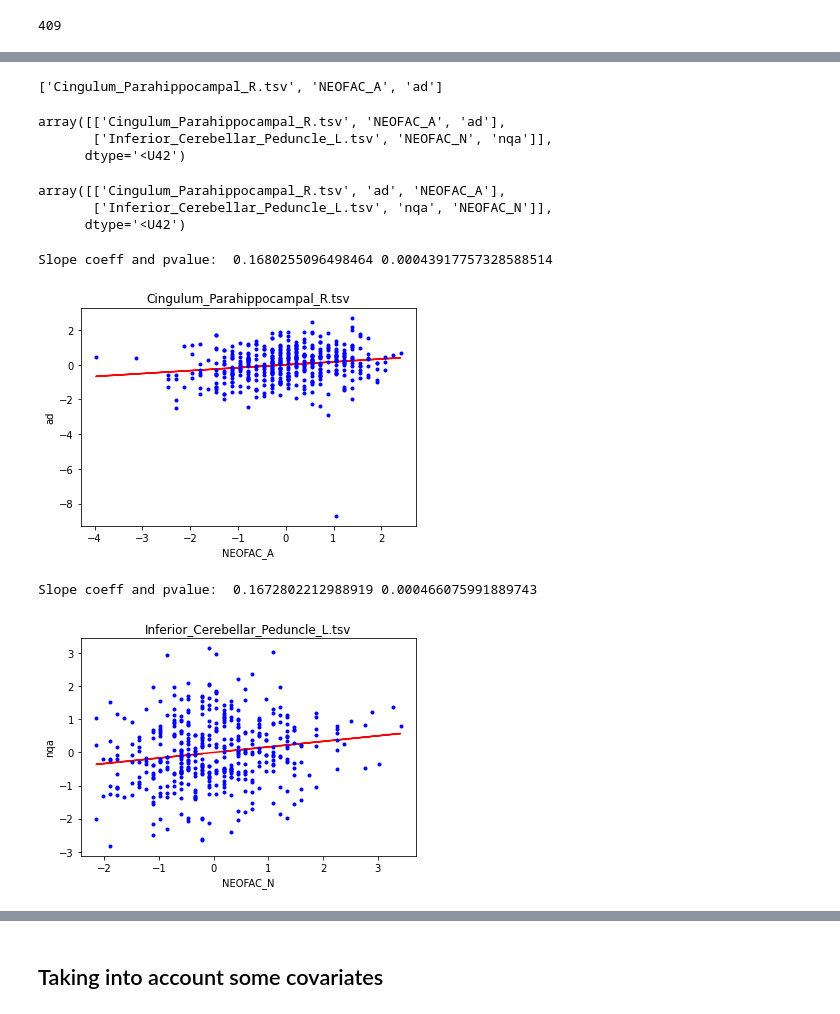
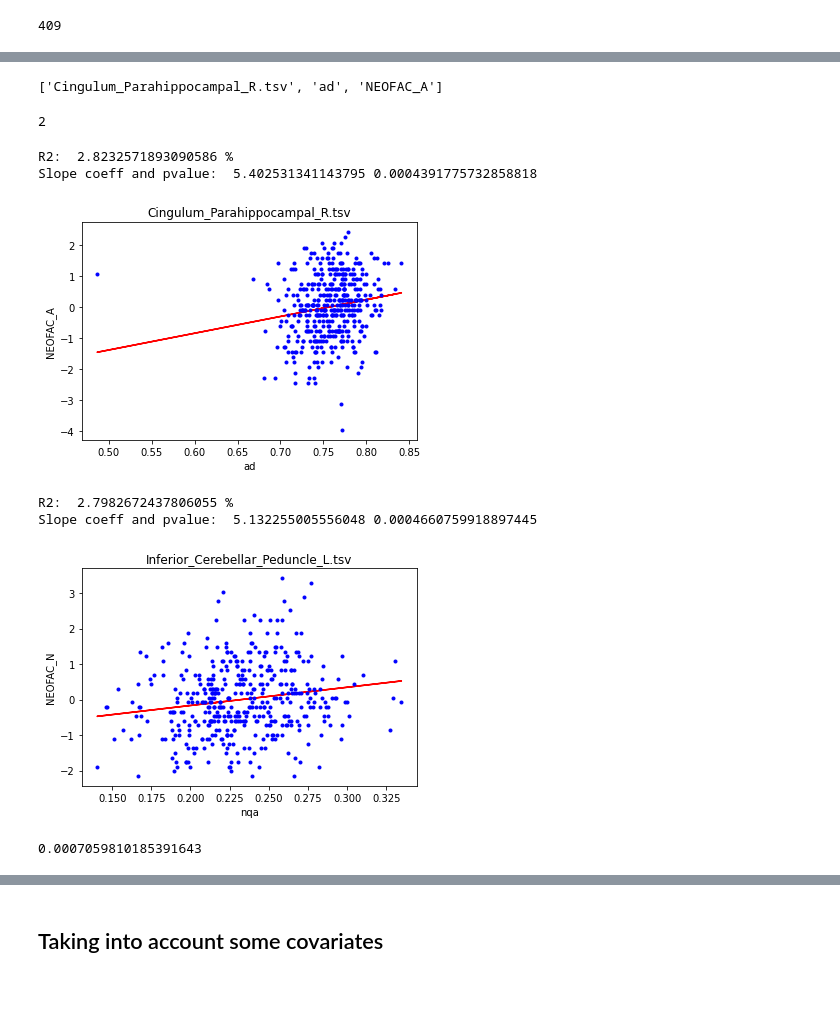
Before and after one commit to benedetta-mariani/BrainHack-Padova-2020, a Jupyter notebook: BrainHack_Padova.ipynb, the cells around one changed output, grey strips where cells are left out. Saved outputs shown, nothing was run; the diff lists cells and outputs as text; code cells hidden in the pictures.

```diff
--- a/BrainHack_Padova.ipynb
+++ b/BrainHack_Padova.ipynb
@@ -44,17 +79,15 @@ xs = []
 for file in sorted(os.listdir()):
   if "tsv" in file:
     print(file)
+    fd = pd.read_csv(file, sep =  '\t', index_col = 0)
     for s in pers_labels:
       for l in diff_labels:
-        fd = pd.read_csv(file, sep =  '\t', index_col = 0)
-        x = np.delete(np.array(fd[s]),339)
-        y = np.delete(np.array(fd[l]),339)
-        idx = np.where(np.isnan(x) == 1)
-        idx2 = np.where(np.isnan(y) == 1)
-        x = np.delete(np.array(x),idx)
-        x = np.delete(np.array(x),idx2)
-        y = np.delete(np.array(y),idx2)
-        y = np.delete(np.array(y),idx)
+        x = fd[s]
+        idx = np.where(np.isnan(x))
+        y = fd[l]
+        idx2 = np.where(np.isnan(y))
+        x = np.delete(np.array(x),idx2[0].tolist()+ idx[0].tolist())
+        y = np.delete(np.array(y),idx2[0].tolist()+ idx[0].tolist())
         x2 = sm2.add_constant(x)
         ls = sm.OLS(y, x2).fit()
         pval.append(ls.pvalues[1])
@@ -92,50 +125,48 @@ pval[409]
 # %%
-features[409]
+features[425]
 # %% [output]
-['Cingulum_Parahippocampal_R.tsv', 'NEOFAC_A', 'ad']
+['Cingulum_Parahippocampal_R.tsv', 'ad', 'NEOFAC_A']
-# %%
-files
-# %% [output]
-array([['Cingulum_Parahippocampal_R.tsv', 'NEOFAC_A', 'ad'],
-       ['Inferior_Cerebellar_Peduncle_L.tsv', 'NEOFAC_N', 'nqa']],
-      dtype='<U42')
-# %%
-files
-# %% [output]
-array([['Cingulum_Parahippocampal_R.tsv', 'ad', 'NEOFAC_A'],
-       ['Inferior_Cerebellar_Peduncle_L.tsv', 'nqa', 'NEOFAC_N']],
-      dtype='<U42')
+# %%
+len(files)
+# %% [output]
+2
 # %%
 for r in range(len(files)):
   f = files[r][0]
-  s = files[r][1]
-  l = files[r][2]
+  l = files[r][1]
+  s = files[r][2]
   fd = pd.read_csv(f, sep =  '\t', index_col = 0)
-  x = np.delete(np.array(fd[s]),339)
-  y = np.delete(np.array(fd[l]),339)
-  idx = np.where(np.isnan(x) == 1)
-  idx2 = np.where(np.isnan(y) == 1)
-  y = np.delete(np.array(y),idx2)
-  y = np.delete(np.array(y),idx)
-  x = np.delete(np.array(x),idx)
-  x = np.delete(np.array(x),idx2)
-  #x = np.delete(np.array(x),13) # outlier
-  #y = np.delete(np.array(y),13) #outlier
-  x = (x- np.mean(x))/np.std(x) # z-score
+  x = fd[s]
+  y = fd[l]
+  idx = np.where(np.isnan(x))
+  idx2 = np.where(np.isnan(y))
+  y = np.delete(np.array(y),idx2[0].tolist()+ idx[0].tolist())
+  x = np.delete(np.array(x),idx2[0].tolist()+ idx[0].tolist())
+  #x = np.delete(np.array(x),13) # outlier in Cingulum_Parahippocampal_R case
+  #y = np.delete(np.array(y),13) #outlier in Cingulum_Parahippocampal_R case
+  #x = (x- np.mean(x))/np.std(x) # z-score
   y = (y- np.mean(y))/np.std(y) # z-score
   x2 = sm2.add_constant(x)
   ls = sm.OLS(y, x2).fit()
+  print('R2: ', r2_score(y,ls.params[0] + ls.params[1]*x)*100, '%')
   plt.figure()
   plt.plot(x, ls.params[0] + ls.params[1]*x, 'r-')
+
   print('Slope coeff and pvalue: ',ls.params[1], ls.pvalues[1])
   ls.summary()
   plt.title(f)
   plt.plot(x,y, 'b.')
+  plt.ylabel(l)
   plt.xlabel(s)
-  plt.ylabel(l)
   plt.show()
 # %% [output]
-Slope coeff and pvalue:  0.1680255096498464 0.00043917757328588514
+R2:  2.8232571893090586 %
+Slope coeff and pvalue:  5.402531341143795 0.0004391775732858818
-[figure, old version]
+[figure, new version]
-Slope coeff and pvalue:  0.1672802212988919 0.000466075991889743
+R2:  2.7982672437806055 %
+Slope coeff and pvalue:  5.132255005556048 0.0004660759918897445
-[figure, old version]
+[figure, new version]
+# %%
+ls.params[1]
+# %% [output]
+0.0007059810185391643
```
Also changed, not shown: parts of 30 cells of this notebook.
